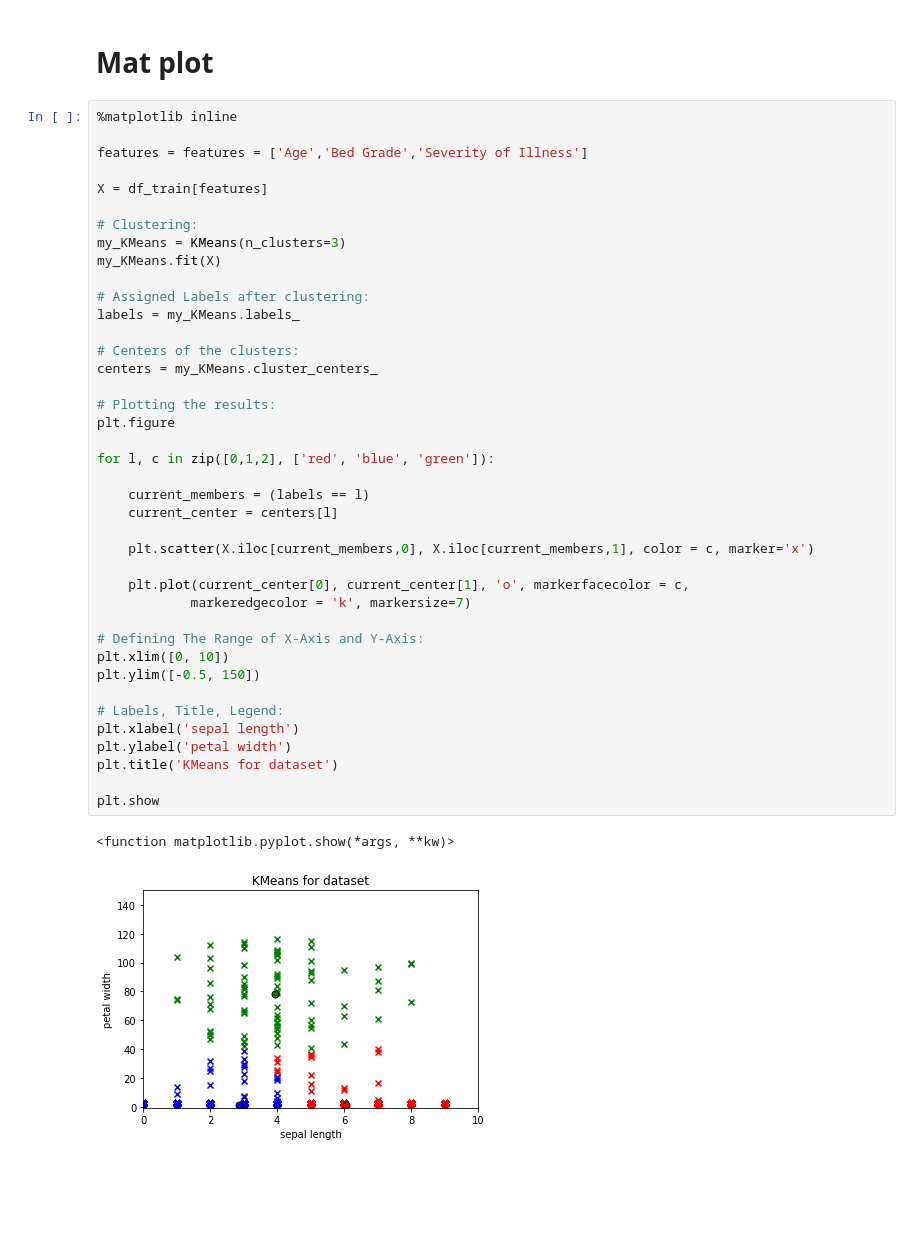
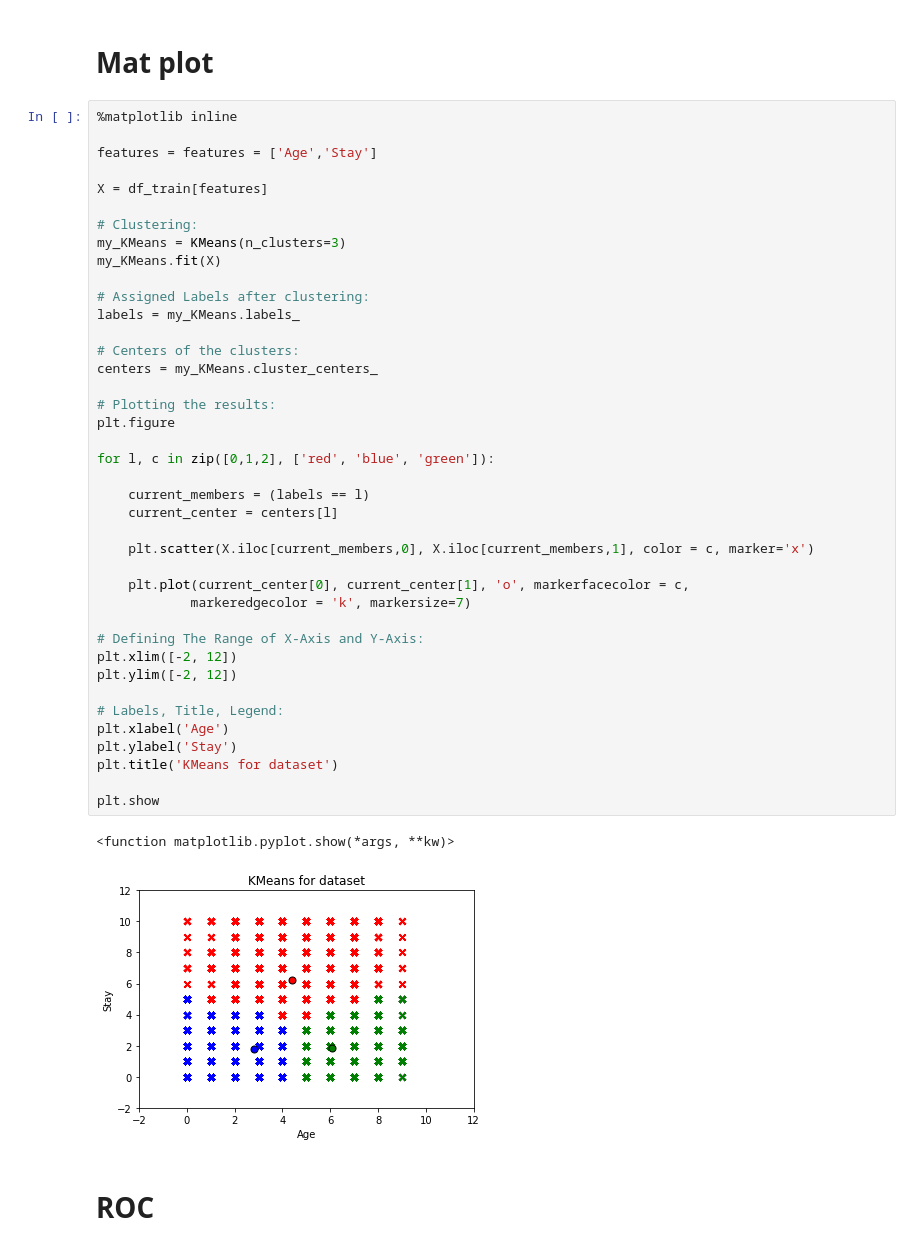
Before and after one commit to ehern251/DataScienceProject, a Jupyter notebook: DataScienceProject_Wilson.ipynb, the cells around one changed output. Cells and saved outputs as stored; diff of their text form; blank space fills up the shorter version.

```diff
--- a/DataScienceProject_Wilson.ipynb
+++ b/DataScienceProject_Wilson.ipynb
@@ -515,7 +515,7 @@ print(rmse_list.mean())
 # %%
 %matplotlib inline
 
-features = features = ['Age','Bed Grade','Severity of Illness']
+features = features = ['Age','Stay']
 
 X = df_train[features]
 
@@ -523,35 +523,37 @@ X = df_train[features]
 my_KMeans = KMeans(n_clusters=3)
 my_KMeans.fit(X)
 
 # Assigned Labels after clustering:
 labels = my_KMeans.labels_
 
 # Centers of the clusters:
 centers = my_KMeans.cluster_centers_
 
 # Plotting the results:
 plt.figure
 
 for l, c in zip([0,1,2], ['red', 'blue', 'green']):
 
     current_members = (labels == l)
     current_center = centers[l]
 
     plt.scatter(X.iloc[current_members,0], X.iloc[current_members,1], color = c, marker='x')
 
     plt.plot(current_center[0], current_center[1], 'o', markerfacecolor = c,
             markeredgecolor = 'k', markersize=7)
 
 # Defining The Range of X-Axis and Y-Axis:
-plt.xlim([0, 10])
-plt.ylim([-0.5, 150])
+plt.xlim([-2, 12])
+plt.ylim([-2, 12])
 
 # Labels, Title, Legend:
-plt.xlabel('sepal length')
-plt.ylabel('petal width')
+plt.xlabel('Age')
+plt.ylabel('Stay')
 plt.title('KMeans for dataset')
 
 plt.show
 # %% [output]
 <function matplotlib.pyplot.show(*args, **kw)>
-[figure, old version]
+[figure, new version]
+# %% [markdown]
+# ROC
```
Also changed, not shown: parts of 6 cells of this notebook.
